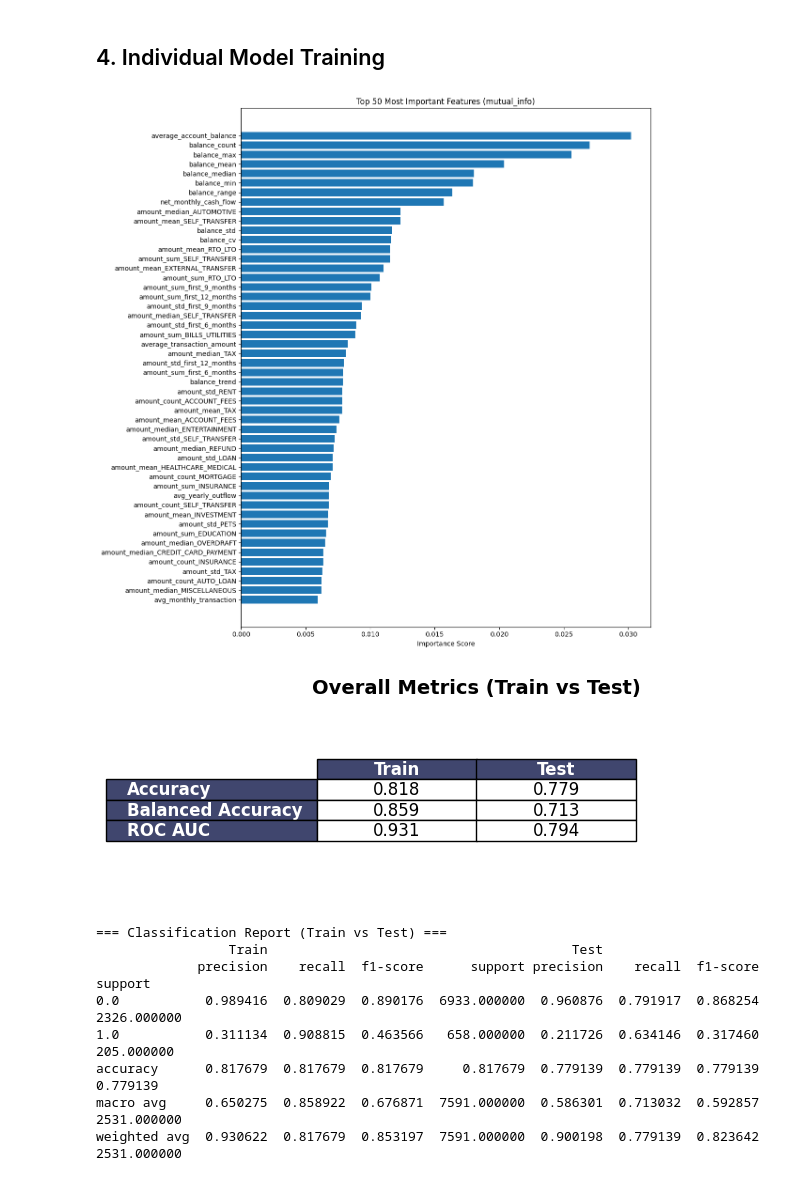
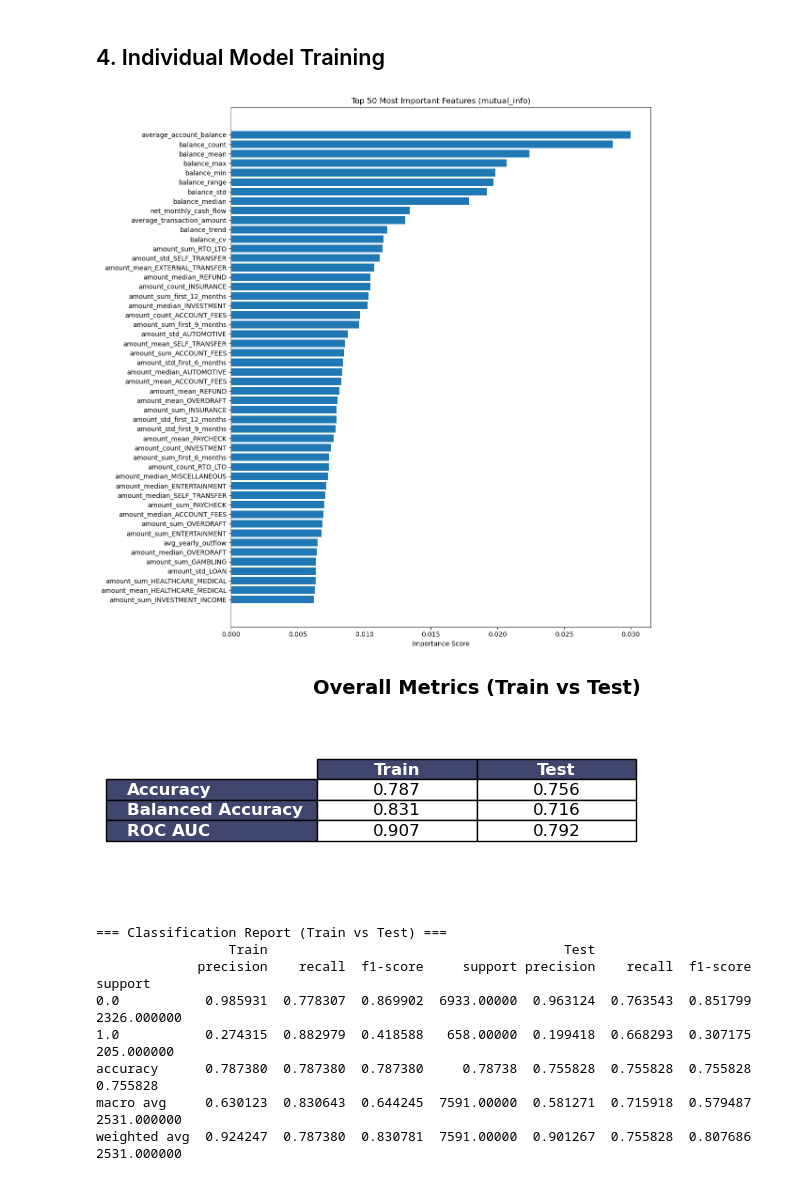
Before and after one commit to mozer123/credit_scoring, a Jupyter notebook: src/main.ipynb, the cells around one changed output. Saved outputs shown, nothing was run; the diff lists cells and outputs as text; code cells hidden in the pictures.

```diff
--- a/src/main.ipynb
+++ b/src/main.ipynb
@@ -124,29 +131,29 @@ plt.show()
 # %%
 # Initialize the feature selector with your training DataFrame, feature columns, and any forced features.
 fs = FeatureSelector(train_df, all_feature_columns)
 
 # Run feature selection using the desired method(s)
 # available --> ['mutual_info', 'random_forest', 'xgboost']
 fs.run_feature_selection(methods=['mutual_info'], n_features=50)
 
 # Retrieve the selected features for a given method
 feature_columns = fs.get_selected_features('mutual_info')
 
 # Plot the importance scores for the selected method
 fs.plot_feature_importance('mutual_info', top_n=50)
 
 # Initialize and train model with all features
-model, scaler = train_model(train_df, all_feature_columns, "xgboost")
-predict_and_analyze_model(model, scaler, train_df, test_df, all_feature_columns)
+X_train, X_train_scaled, model, scaler = train_model(train_df, feature_columns, "xgboost")
+X_test, X_test_scaled, y_test, y_pred_test, results = predict_and_analyze_model(model, scaler, train_df, test_df, feature_columns)
 # %% [output]
-[figure, old version]
+[figure, new version]
-[figure, old version]
+[figure, new version]
 === Classification Report (Train vs Test) ===
-                 Train                                       Test
-             precision    recall  f1-score      support precision    recall  f1-score      support
-0.0           0.989416  0.809029  0.890176  6933.000000  0.960876  0.791917  0.868254  2326.000000
-1.0           0.311134  0.908815  0.463566   658.000000  0.211726  0.634146  0.317460   205.000000
-accuracy      0.817679  0.817679  0.817679     0.817679  0.779139  0.779139  0.779139     0.779139
-macro avg     0.650275  0.858922  0.676871  7591.000000  0.586301  0.713032  0.592857  2531.000000
-weighted avg  0.930622  0.817679  0.853197  7591.000000  0.900198  0.779139  0.823642  2531.000000
+                 Train                                      Test
+             precision    recall  f1-score     support precision    recall  f1-score      support
+0.0           0.985931  0.778307  0.869902  6933.00000  0.963124  0.763543  0.851799  2326.000000
+1.0           0.274315  0.882979  0.418588   658.00000  0.199418  0.668293  0.307175   205.000000
+accuracy      0.787380  0.787380  0.787380     0.78738  0.755828  0.755828  0.755828     0.755828
+macro avg     0.630123  0.830643  0.644245  7591.00000  0.581271  0.715918  0.579487  2531.000000
+weighted avg  0.924247  0.787380  0.830781  7591.00000  0.901267  0.755828  0.807686  2531.000000
 [figure]
```
Also changed, not shown: parts of 10 cells of this notebook, 1 other file.
